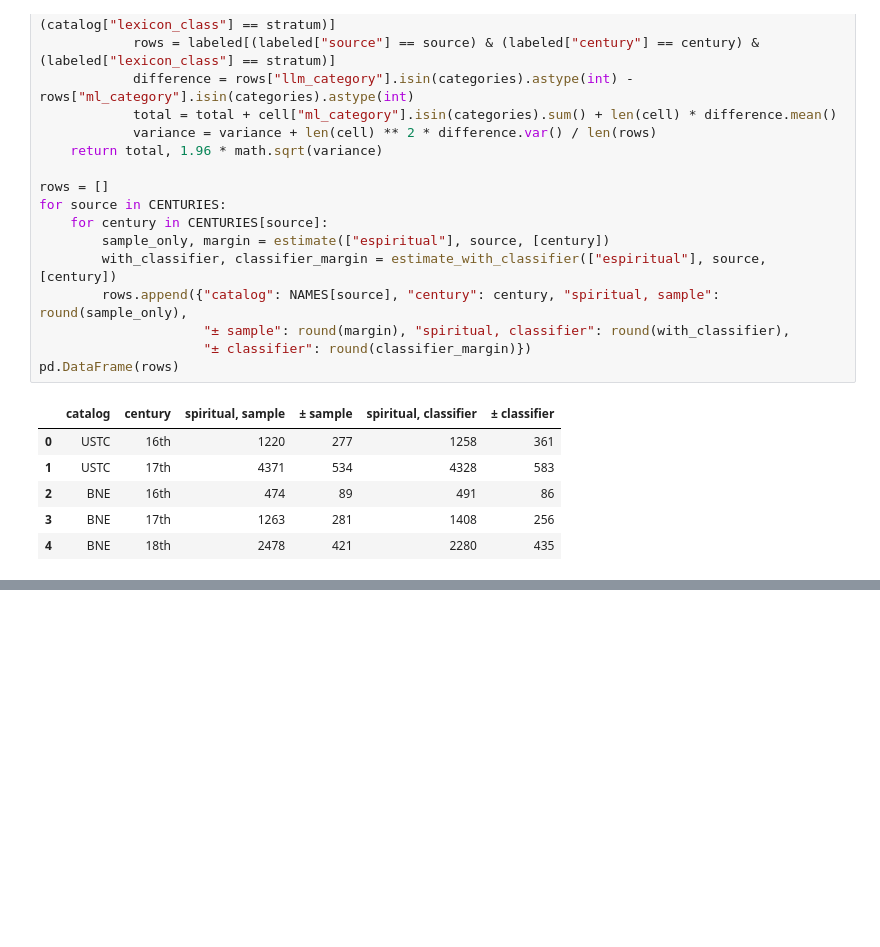
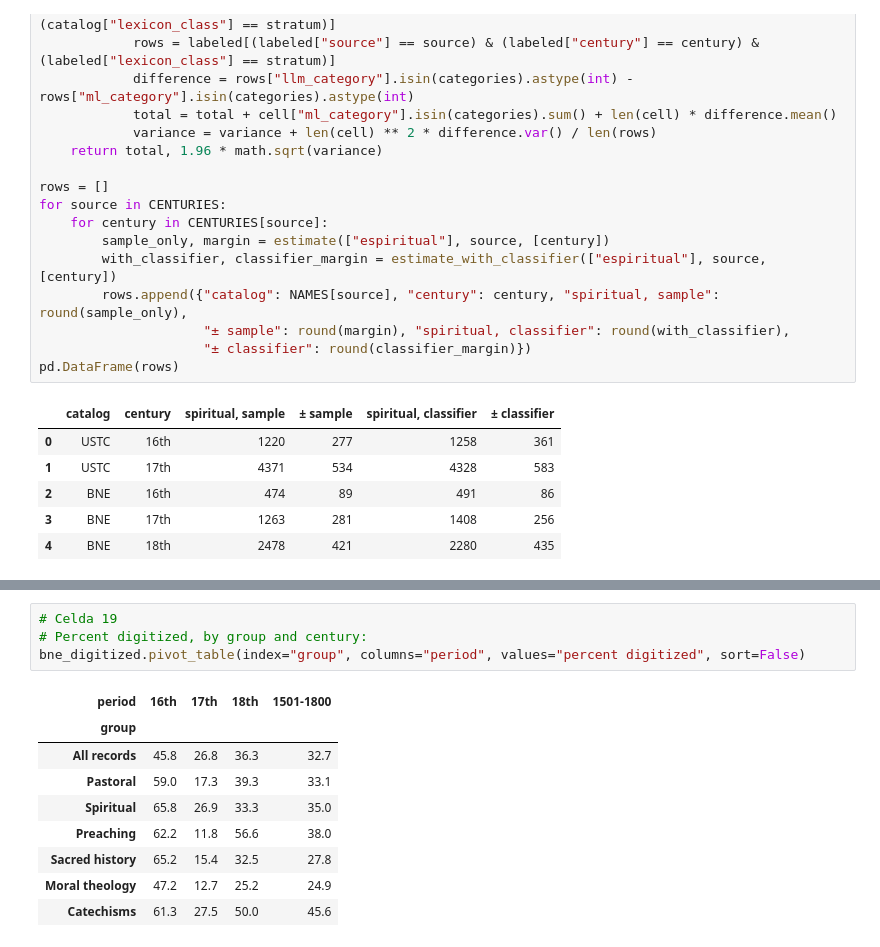
Before and after one commit to vegafabianr/spanish-imprints-counts, a Jupyter notebook: 8_report.ipynb, the cells around one changed output, grey strips where cells are left out. Cells and saved outputs as stored; diff of their text form; blank space fills up the shorter version.

```diff
--- a/8_report.ipynb
+++ b/8_report.ipynb
@@ -466,0 +524,14 @@ pd.DataFrame(rows)
+# %%
+# Celda 19
+# Percent digitized, by group and century:
+bne_digitized.pivot_table(index="group", columns="period", values="percent digitized", sort=False)
+# %% [output]
+| period | 16th | 17th | 18th | 1501-1800 |
+| group |  |  |  |  |
+| All records | 45.8 | 26.8 | 36.3 | 32.7 |
+| Pastoral | 59.0 | 17.3 | 39.3 | 33.1 |
+| Spiritual | 65.8 | 26.9 | 33.3 | 35.0 |
+| Preaching | 62.2 | 11.8 | 56.6 | 38.0 |
+| Sacred history | 65.2 | 15.4 | 32.5 | 27.8 |
+| Moral theology | 47.2 | 12.7 | 25.2 | 24.9 |
+| Catechisms | 61.3 | 27.5 | 50.0 | 45.6 |
```
Also changed, not shown: parts of 4 cells of this notebook, 1 other file.
